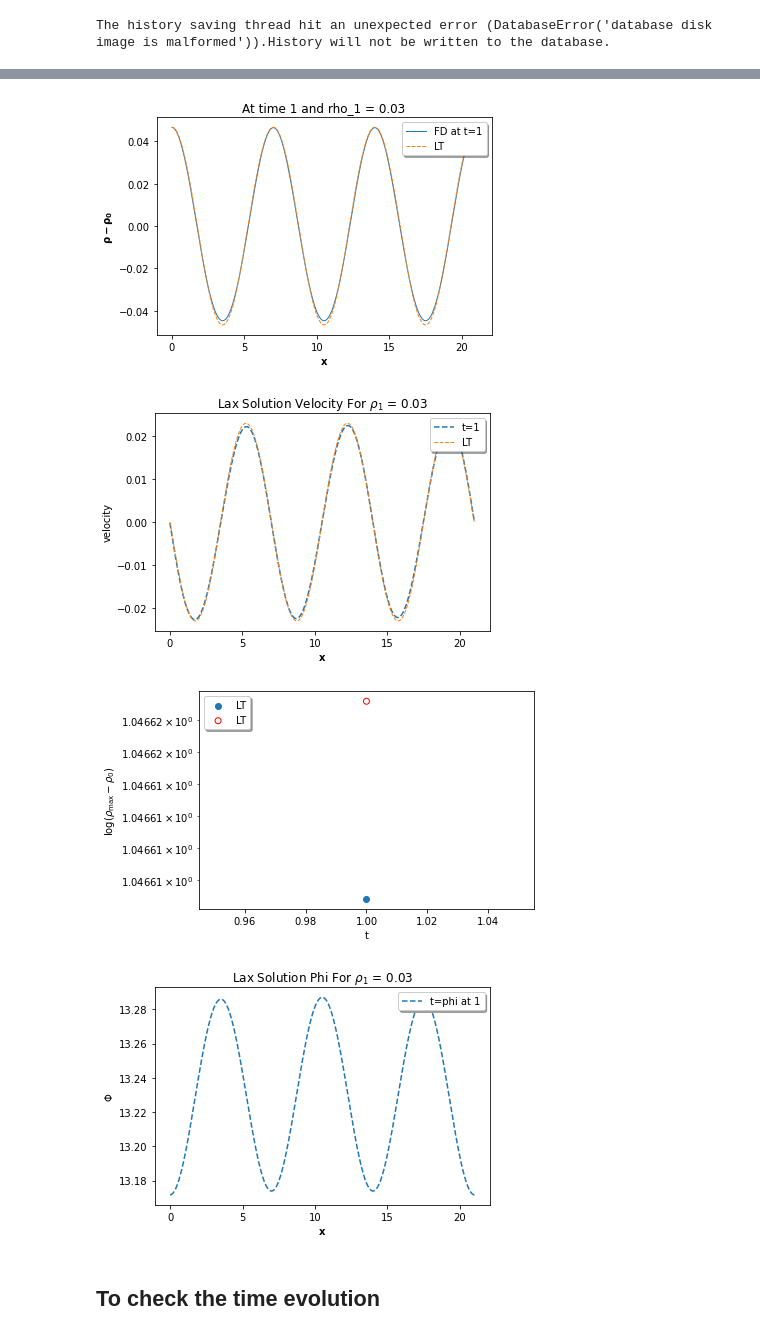
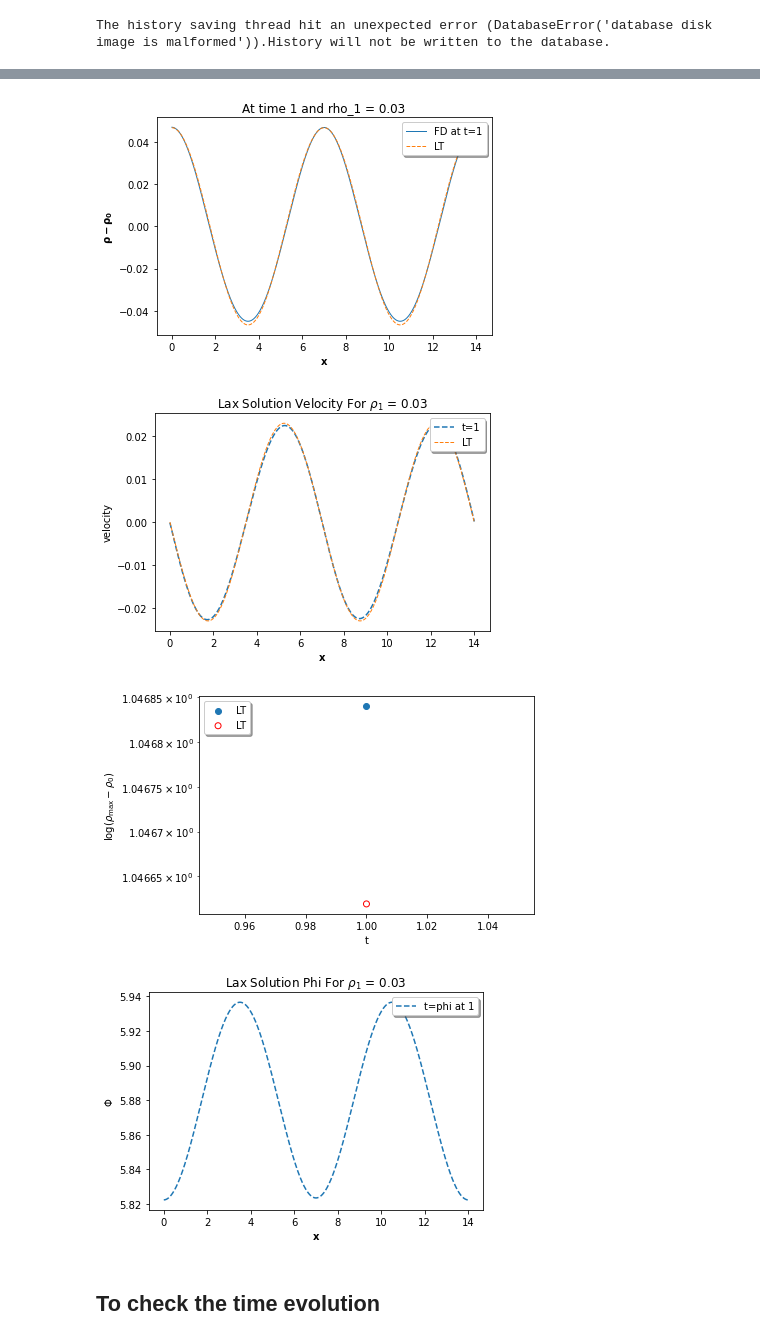
Before and after one commit to sauddy/GRINN, a Jupyter notebook: HYDRO-FINITE-DIFF/LAX-1D.ipynb, the cells around one changed output, grey strips where cells are left out. Cells and saved outputs as stored; diff of their text form; code cells hidden in the pictures.

```diff
--- a/HYDRO-FINITE-DIFF/LAX-1D.ipynb
+++ b/HYDRO-FINITE-DIFF/LAX-1D.ipynb
@@ -474,9 +499,9 @@ def lax_solution(time,N,nu,lam,num_of_waves,rho_1,gravity=False,isplot = None,co
 # %%
 lam = 7.0           # one wavelength
-num_of_waves = 3    # the number of waves
+num_of_waves = 2    # the number of waves
 rho_1 = 0.03;       # perturbation strength
 nu = 0.5            # COURANT number
-N = 1000           # number of grid points
+N = 1000            # number of grid points
 
 import time
 
@@ -497,7 +522,7 @@ Total time = 0.14563584327697754 sec for N= 1000
-[figure, old version]
+[figure, new version]
-[figure, old version]
+[figure, new version]
-[figure, old version]
+[figure, new version]
-[figure, old version]
+[figure, new version]
 # %% [markdown]
 ## To check the time evolution
 # %%
```
Also changed, not shown: parts of 4 cells of this notebook, 2 other files.
